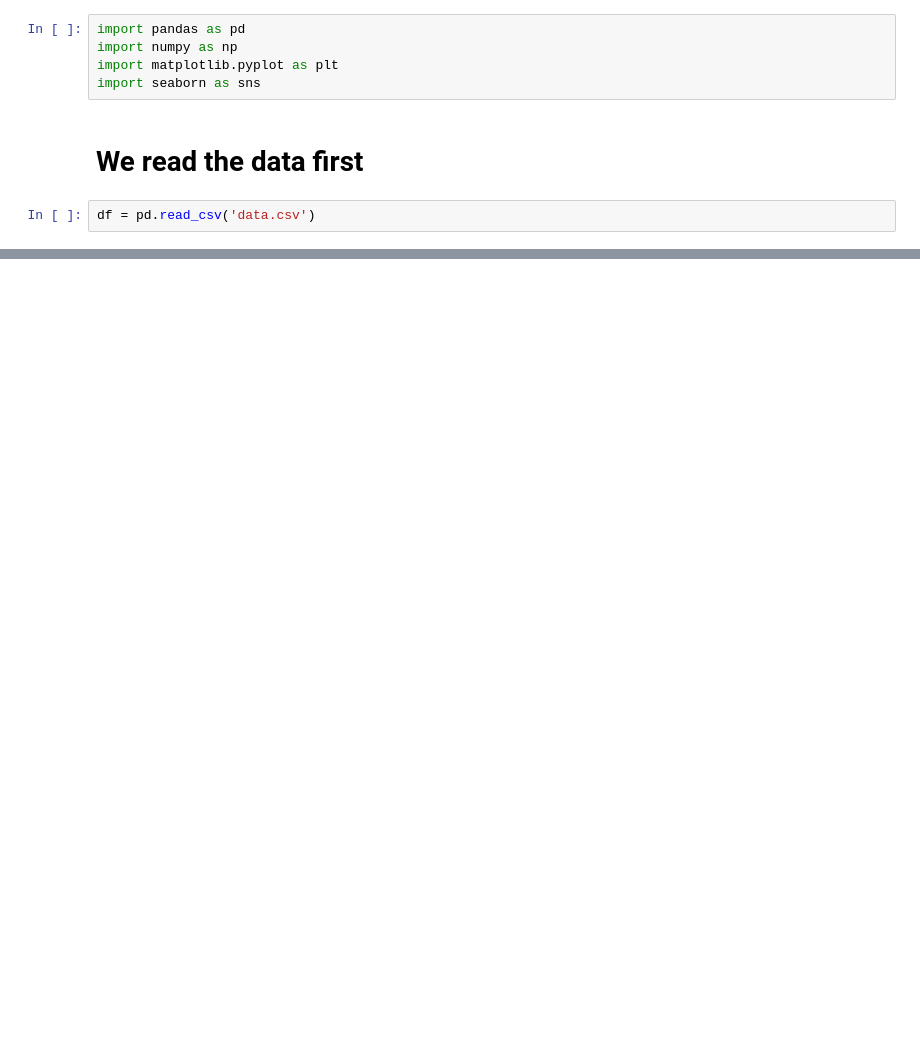
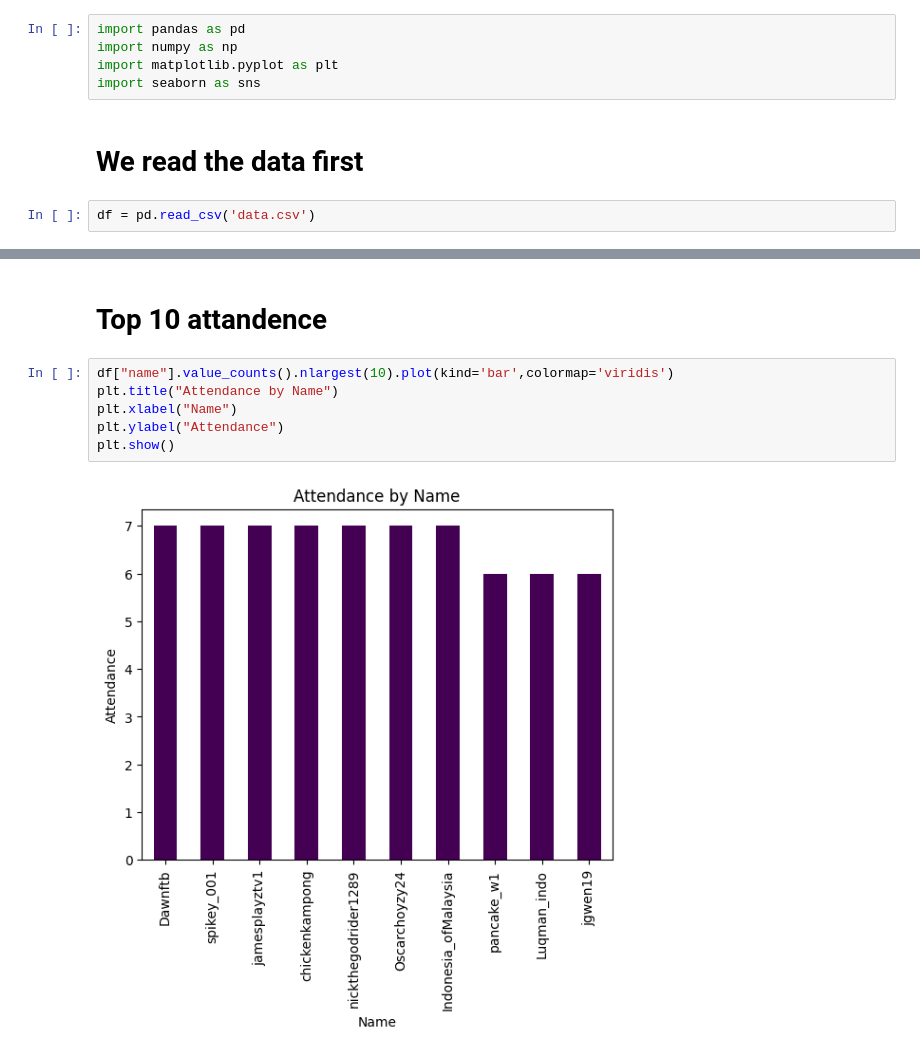
Before and after one commit to cakethehuman/brunswick-audit, a Jupyter notebook: main.ipynb, the cells around one changed output, grey strips where cells are left out. Cells and saved outputs as stored; diff of their text form; blank space fills up the shorter version.

```diff
--- a/main.ipynb
+++ b/main.ipynb
@@ -29,0 +26,10 @@ df
+# %% [markdown]
+# Top 10 attandence
+# %%
+df["name"].value_counts().nlargest(10).plot(kind='bar',colormap='viridis')
+plt.title("Attendance by Name")
+plt.xlabel("Name")
+plt.ylabel("Attendance")
+plt.show()
+# %% [output]
+[figure, added]
```
Also changed, not shown: parts of 3 cells of this notebook, 1 other file.
